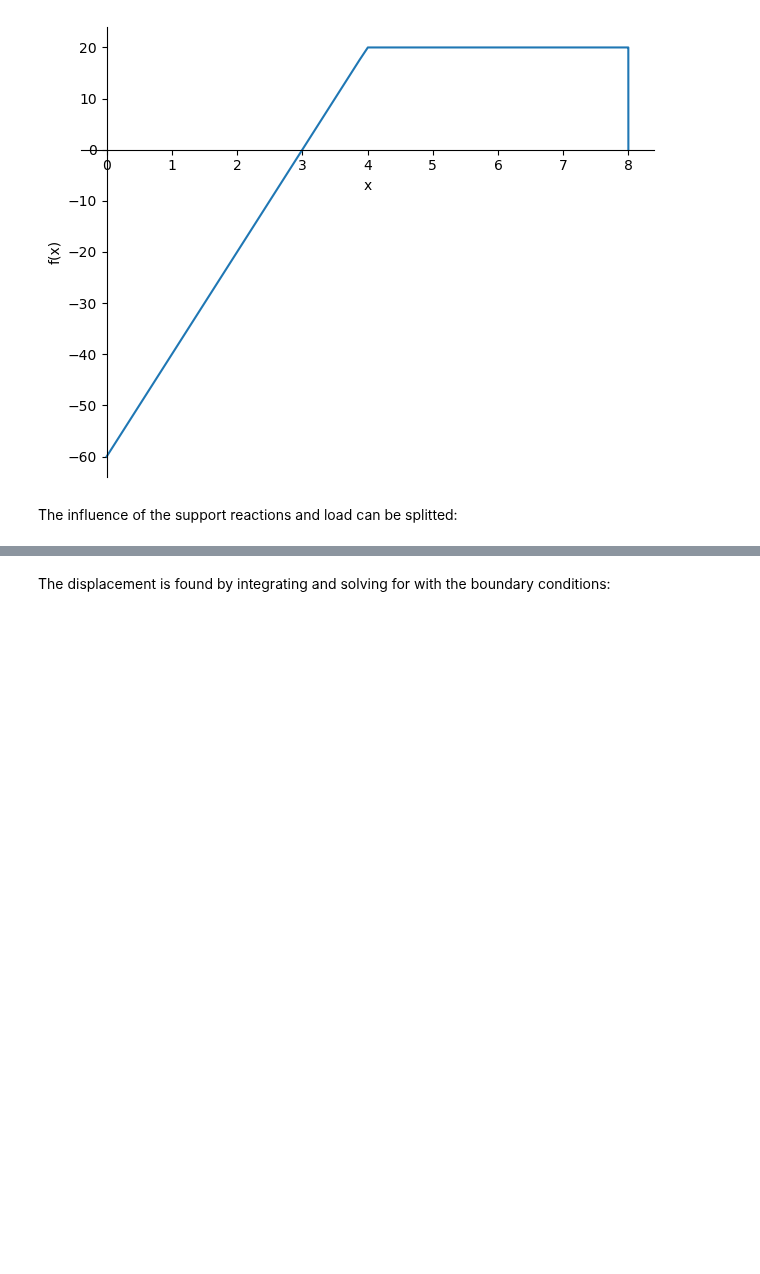
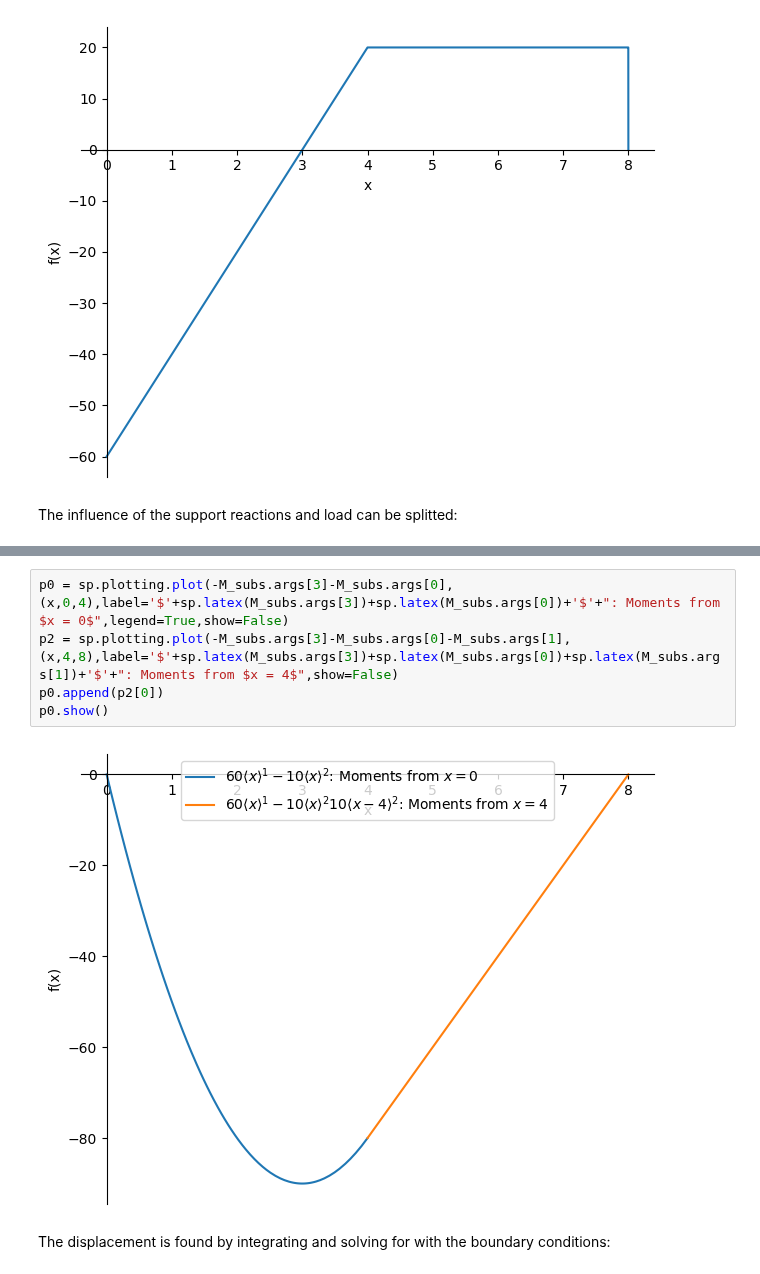
Before and after one commit to TeachBooks/sympy_mechanics, a Jupyter notebook: Other examples/Singularity_function_with_hinged_beam.ipynb, the cells around one changed output, grey strips where cells are left out. Drawn from its saved outputs; the diff is of its cells as text; blank space fills up the shorter version.

```diff
--- a/Other examples/Singularity_function_with_hinged_beam.ipynb
+++ b/Other examples/Singularity_function_with_hinged_beam.ipynb
@@ -85,3 +85,10 @@ p0.show()
+# %%
+p0 = sp.plotting.plot(-M_subs.args[3]-M_subs.args[0],(x,0,4),label='$'+sp.latex(M_subs.args[3])+sp.latex(M_subs.args[0])+'$'+": Moments from $x = 0$",legend=True,show=False)
+p2 = sp.plotting.plot(-M_subs.args[3]-M_subs.args[0]-M_subs.args[1],(x,4,8),label='$'+sp.latex(M_subs.args[3])+sp.latex(M_subs.args[0])+sp.latex(M_subs.args[1])+'$'+": Moments from $x = 4$",show=False)
+p0.append(p2[0])
+p0.show()
+# %% [output]
+[figure, added]
 # %% [markdown]
 The displacement is found by integrating and solving for with the boundary conditions:
 # %%
```
Also changed, not shown: parts of 4 cells of this notebook, 10 other files.
